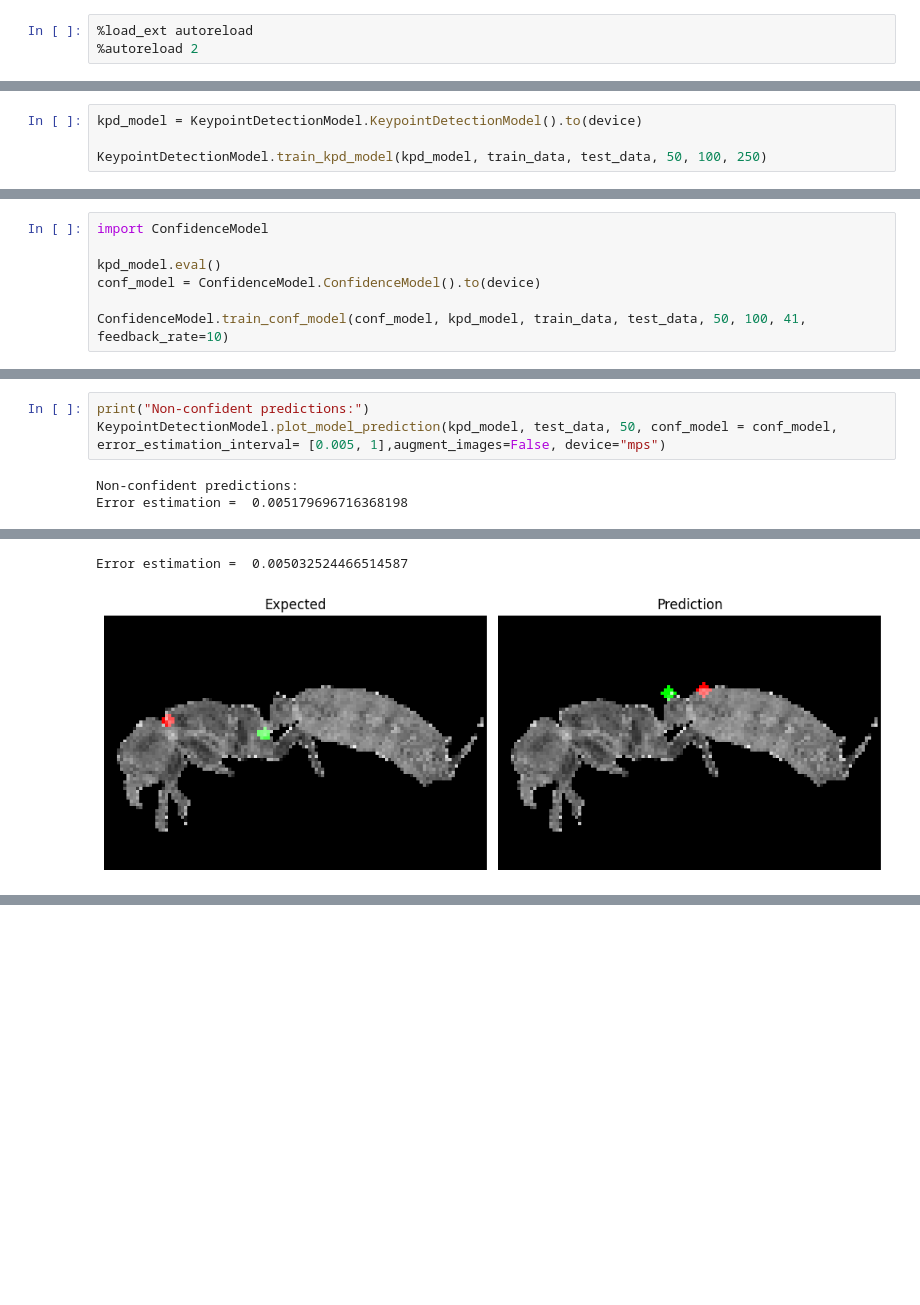
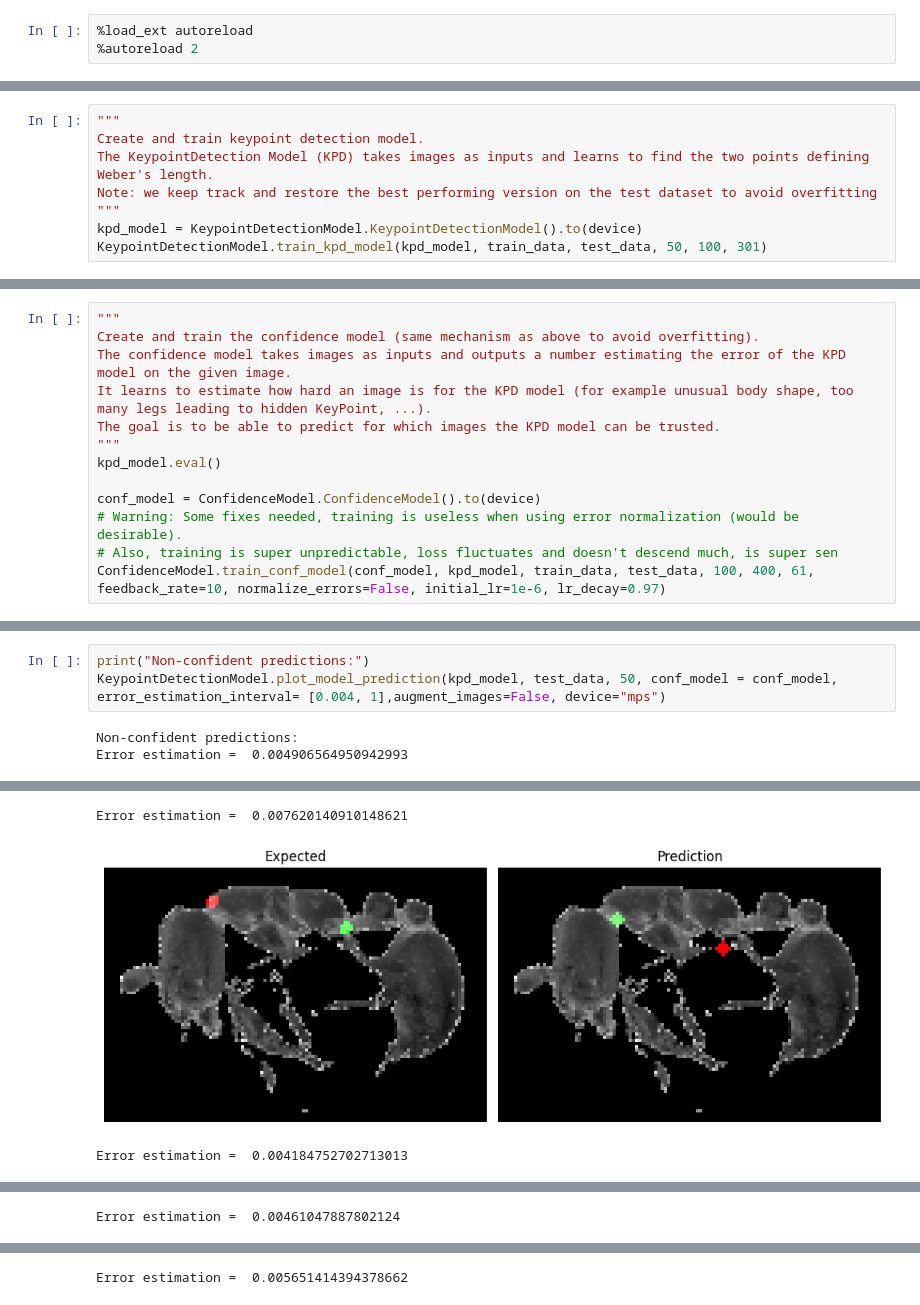
Before and after one commit to CS-433/ml-project-2-jmw, a Jupyter notebook: testing_models.ipynb, the cells around one changed output, grey strips where cells are left out. Drawn from its saved outputs; the diff is of its cells as text; blank space fills up the shorter version.

```diff
--- a/testing_models.ipynb
+++ b/testing_models.ipynb
@@ -62,7 +56,3 @@ device = torch.device("mps" if torch.backends.mps.is_available() else "cpu")
 print(f"Training on device: {device}")
 # %% [output]
 Training on device: mps
-# %%
-kpd_model = KeypointDetectionModel.KeypointDetectionModel().to(device)
-
-KeypointDetectionModel.train_kpd_model(kpd_model, train_data, test_data, 50, 100, 250)
@@ -75,7 +58,0 @@ Epoch 200: test loss = 0.0031994134187698364, lr = 1.326398781093821e-05
-# %%
-import ConfidenceModel
-
-kpd_model.eval()
-conf_model = ConfidenceModel.ConfidenceModel().to(device)
-
-ConfidenceModel.train_conf_model(conf_model, kpd_model, train_data, test_data, 50, 100, 41, feedback_rate=10)
@@ -87,0 +59,8 @@ Epoch 40: test loss = 6.3128081819741055e-06, lr = 6.622820409839832e-06
+# %%
+"""
+Create and train keypoint detection model.
+The KeypointDetection Model (KPD) takes images as inputs and learns to find the two points defining Weber's length.
+Note: we keep track and restore the best performing version on the test dataset to avoid overfitting
+"""
+kpd_model = KeypointDetectionModel.KeypointDetectionModel().to(device)
+KeypointDetectionModel.train_kpd_model(kpd_model, train_data, test_data, 50, 100, 301)
@@ -87,0 +75,13 @@ Epoch 40: test loss = 6.3128081819741055e-06, lr = 6.622820409839832e-06
+# %%
+"""
+Create and train the confidence model (same mechanism as above to avoid overfitting).
+The confidence model takes images as inputs and outputs a number estimating the error of the KPD model on the given image.
+It learns to estimate how hard an image is for the KPD model (for example unusual body shape, too many legs leading to hidden KeyPoint, ...).
+The goal is to be able to predict for which images the KPD model can be trusted.
+"""
+kpd_model.eval()
+
+conf_model = ConfidenceModel.ConfidenceModel().to(device)
+# Warning: Some fixes needed, training is useless when using error normalization (would be desirable).
+# Also, training is super unpredictable, loss fluctuates and doesn't descend much, is super sen
+ConfidenceModel.train_conf_model(conf_model, kpd_model, train_data, test_data, 100, 400, 61, feedback_rate=10, normalize_errors=False, initial_lr=1e-6, lr_decay=0.97)
@@ -109,6 +122,6 @@ Error estimation =  0.0012379270046949387
 # %%
 print("Non-confident predictions:")
-KeypointDetectionModel.plot_model_prediction(kpd_model, test_data, 50, conf_model = conf_model, error_estimation_interval= [0.005, 1],augment_images=False, device="mps")
+KeypointDetectionModel.plot_model_prediction(kpd_model, test_data, 50, conf_model = conf_model, error_estimation_interval= [0.004, 1],augment_images=False, device="mps")
 # %% [output]
 Non-confident predictions:
-Error estimation =  0.005179696716368198
+Error estimation =  0.004906564950942993
@@ -116,2 +129,3 @@ Error estimation =  0.005179696716368198
-Error estimation =  0.005032524466514587
+Error estimation =  0.007620140910148621
-[figure, old version]
+[figure, new version]
+Error estimation =  0.004184752702713013
@@ -117,0 +133 @@ Error estimation =  0.005032524466514587
+Error estimation =  0.00461047887802124
@@ -117,0 +135 @@ Error estimation =  0.005032524466514587
+Error estimation =  0.005651414394378662
```
Also changed, not shown: parts of 13 cells of this notebook, 3 other files.
